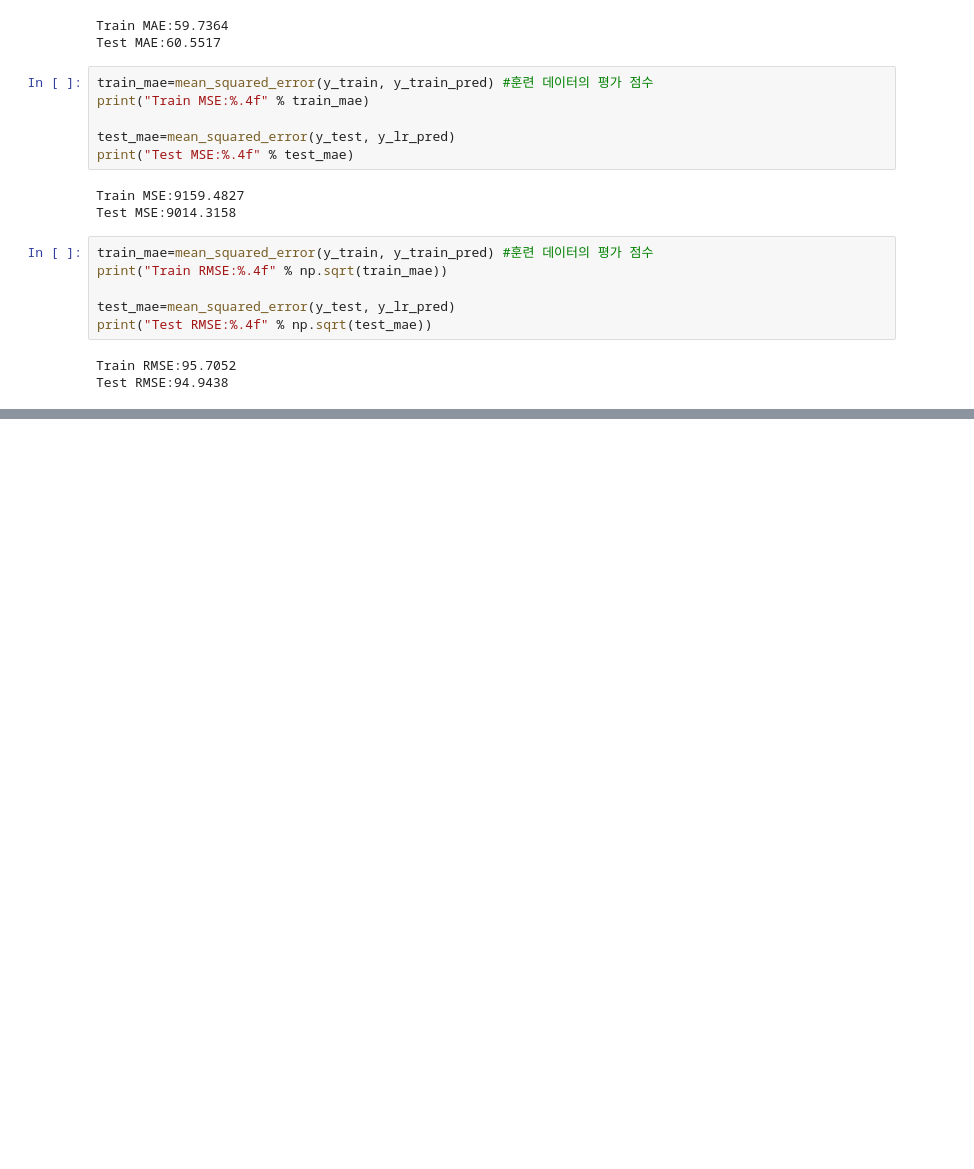
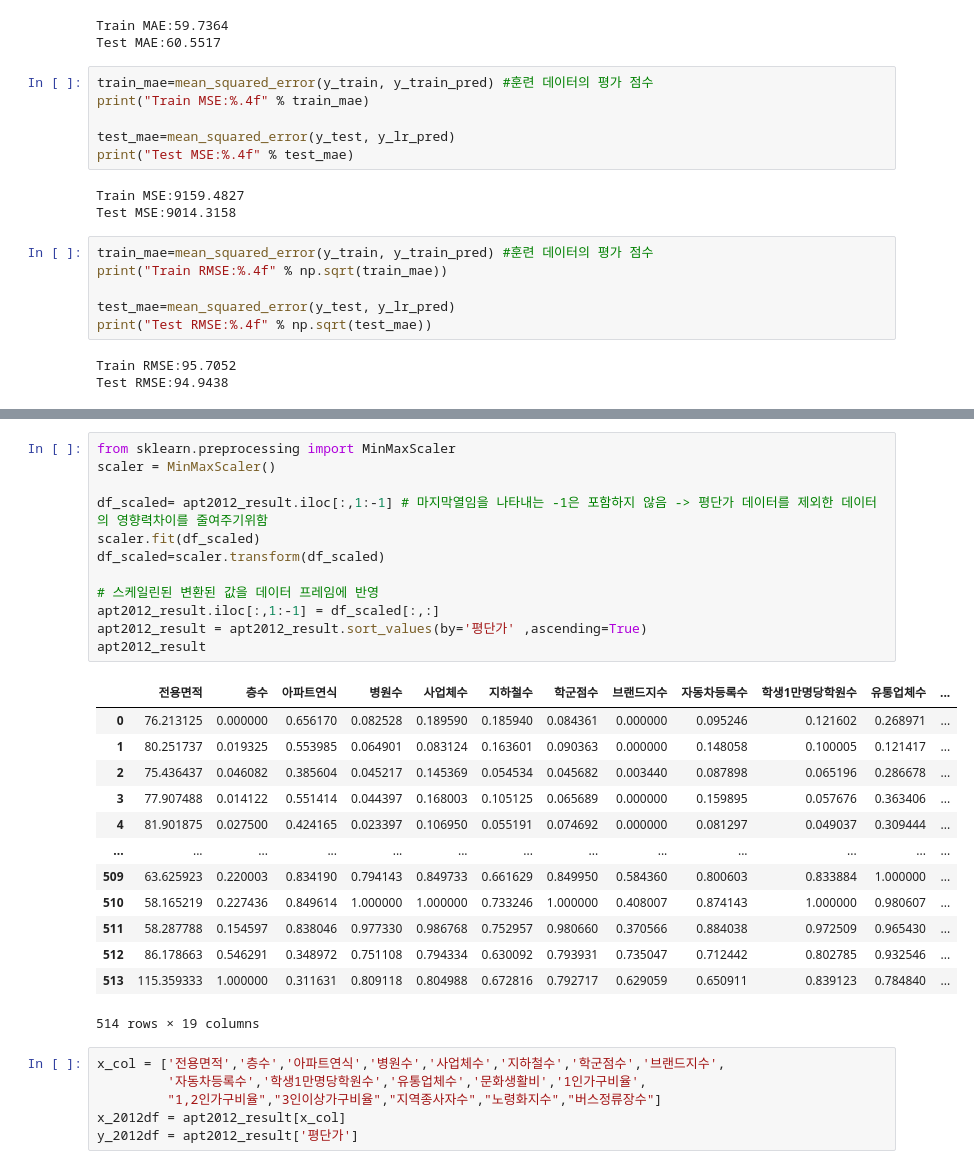
Before and after one commit to Ohjinseo2022/Showmeeverything, a Jupyter notebook: 랜덤포레스트+_상관계수_+회귀분석모델검증.ipynb, the cells around one changed output, grey strips where cells are left out. Drawn from its saved outputs; the diff is of its cells as text; blank space fills up the shorter version.

```diff
--- a/랜덤포레스트+_상관계수_+회귀분석모델검증.ipynb
+++ b/랜덤포레스트+_상관계수_+회귀분석모델검증.ipynb
@@ -300,0 +379,32 @@ model_lr.score(x_train,y_train)
+# %%
+from sklearn.preprocessing import MinMaxScaler
+scaler = MinMaxScaler()
+
+df_scaled= apt2012_result.iloc[:,1:-1] # 마지막열임을 나타내는 -1은 포함하지 않음 -> 평단가 데이터를 제외한 데이터의 영향력차이를 줄여주기위함
+scaler.fit(df_scaled)
+df_scaled=scaler.transform(df_scaled)
+
+# 스케일린된 변환된 값을 데이터 프레임에 반영
+apt2012_result.iloc[:,1:-1] = df_scaled[:,:]
+apt2012_result = apt2012_result.sort_values(by='평단가' ,ascending=True)
+apt2012_result
+# %% [output]
+|  | 전용면적 | 층수 | 아파트연식 | 병원수 | 사업체수 | 지하철수 | 학군점수 | 브랜드지수 | 자동차등록수 | 학생1만명당학원수 | 유통업체수 | ... |
+| 0 | 76.213125 | 0.000000 | 0.656170 | 0.082528 | 0.189590 | 0.185940 | 0.084361 | 0.000000 | 0.095246 | 0.121602 | 0.268971 | ... |
+| 1 | 80.251737 | 0.019325 | 0.553985 | 0.064901 | 0.083124 | 0.163601 | 0.090363 | 0.000000 | 0.148058 | 0.100005 | 0.121417 | ... |
+| 2 | 75.436437 | 0.046082 | 0.385604 | 0.045217 | 0.145369 | 0.054534 | 0.045682 | 0.003440 | 0.087898 | 0.065196 | 0.286678 | ... |
+| 3 | 77.907488 | 0.014122 | 0.551414 | 0.044397 | 0.168003 | 0.105125 | 0.065689 | 0.000000 | 0.159895 | 0.057676 | 0.363406 | ... |
+| 4 | 81.901875 | 0.027500 | 0.424165 | 0.023397 | 0.106950 | 0.055191 | 0.074692 | 0.000000 | 0.081297 | 0.049037 | 0.309444 | ... |
+| ... | ... | ... | ... | ... | ... | ... | ... | ... | ... | ... | ... | ... |
+| 509 | 63.625923 | 0.220003 | 0.834190 | 0.794143 | 0.849733 | 0.661629 | 0.849950 | 0.584360 | 0.800603 | 0.833884 | 1.000000 | ... |
+| 510 | 58.165219 | 0.227436 | 0.849614 | 1.000000 | 1.000000 | 0.733246 | 1.000000 | 0.408007 | 0.874143 | 1.000000 | 0.980607 | ... |
+| 511 | 58.287788 | 0.154597 | 0.838046 | 0.977330 | 0.986768 | 0.752957 | 0.980660 | 0.370566 | 0.884038 | 0.972509 | 0.965430 | ... |
+| 512 | 86.178663 | 0.546291 | 0.348972 | 0.751108 | 0.794334 | 0.630092 | 0.793931 | 0.735047 | 0.712442 | 0.802785 | 0.932546 | ... |
+| 513 | 115.359333 | 1.000000 | 0.311631 | 0.809118 | 0.804988 | 0.672816 | 0.792717 | 0.629059 | 0.650911 | 0.839123 | 0.784840 | ... |
+514 rows × 19 columns
+# %%
+x_col = ['전용면적','층수','아파트연식','병원수','사업체수','지하철수','학군점수','브랜드지수',
+         '자동차등록수','학생1만명당학원수','유통업체수','문화생활비','1인가구비율',
+         "1,2인가구비율","3인이상가구비율","지역종사자수","노령화지수","버스정류장수"]
+x_2012df = apt2012_result[x_col]
+y_2012df = apt2012_result['평단가']
```
Also changed, not shown: parts of 16 cells of this notebook.
